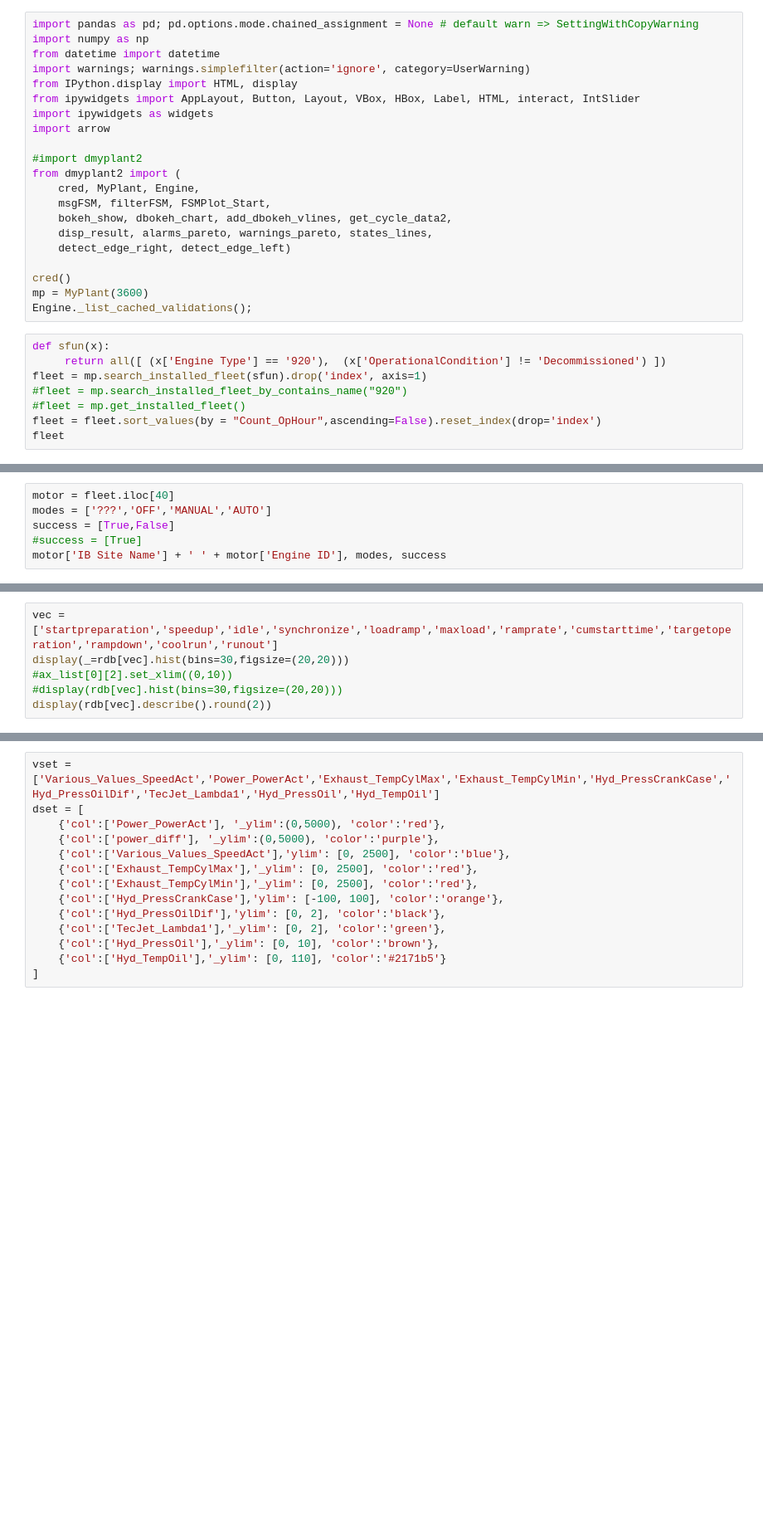
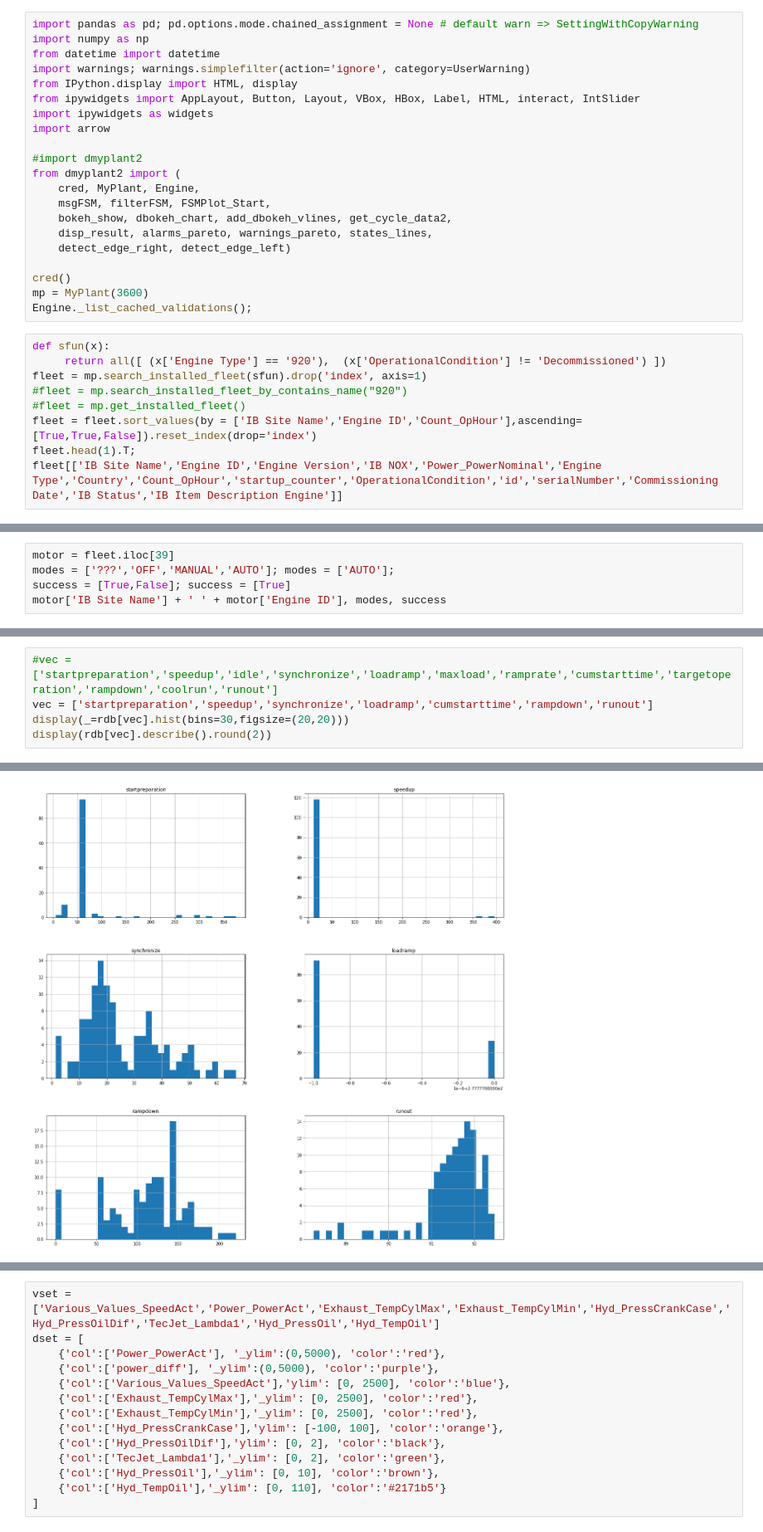
Before and after one commit to dieterch/statemachine, a Jupyter notebook: cottbus.ipynb, the cells around one changed output, grey strips where cells are left out. Shown at 83% size. Saved outputs shown, nothing was run; the diff lists cells and outputs as text; blank space fills up the shorter version.

```diff
--- a/cottbus.ipynb
+++ b/cottbus.ipynb
@@ -25,5 +25,6 @@ def sfun(x):
 fleet = mp.search_installed_fleet(sfun).drop('index', axis=1)
 #fleet = mp.search_installed_fleet_by_contains_name("920")
 #fleet = mp.get_installed_fleet()
-fleet = fleet.sort_values(by = "Count_OpHour",ascending=False).reset_index(drop='index')
-fleet
+fleet = fleet.sort_values(by = ['IB Site Name','Engine ID','Count_OpHour'],ascending=[True,True,False]).reset_index(drop='index')
+fleet.head(1).T;
+fleet[['IB Site Name','Engine ID','Engine Version','IB NOX','Power_PowerNominal','Engine Type','Country','Count_OpHour','startup_counter','OperationalCondition','id','serialNumber','Commissioning Date','IB Status','IB Item Description Engine']]
@@ -32,6 +49,5 @@ fleet['Engine Type'].unique()
 # %%
-motor = fleet.iloc[40]
-modes = ['???','OFF','MANUAL','AUTO']
-success = [True,False]
-#success = [True]
+motor = fleet.iloc[39]
+modes = ['???','OFF','MANUAL','AUTO']; modes = ['AUTO'];
+success = [True,False]; success = [True]
 motor['IB Site Name'] + ' ' + motor['Engine ID'], modes, success
@@ -69,6 +93,6 @@ rdb = rda
 # %%
-vec = ['startpreparation','speedup','idle','synchronize','loadramp','maxload','ramprate','cumstarttime','targetoperation','rampdown','coolrun','runout']
+#vec = ['startpreparation','speedup','idle','synchronize','loadramp','maxload','ramprate','cumstarttime','targetoperation','rampdown','coolrun','runout']
+vec = ['startpreparation','speedup','synchronize','loadramp','cumstarttime','rampdown','runout']
 display(_=rdb[vec].hist(bins=30,figsize=(20,20)))
-#ax_list[0][2].set_xlim((0,10))
-#display(rdb[vec].hist(bins=30,figsize=(20,20)))
 display(rdb[vec].describe().round(2))
+# %% [output]
@@ -75,3 +108,4 @@ display(rdb[vec].describe().round(2))
+[figure, added]
 # %%
 rde = rda[(rda.starttime > fsm._e['Commissioning Date']) & (rda['success'])].copy()
 rde['datetime'] = pd.to_datetime(rde['starttime'])
```
Also changed, not shown: parts of 15 cells of this notebook, 6 other files.
